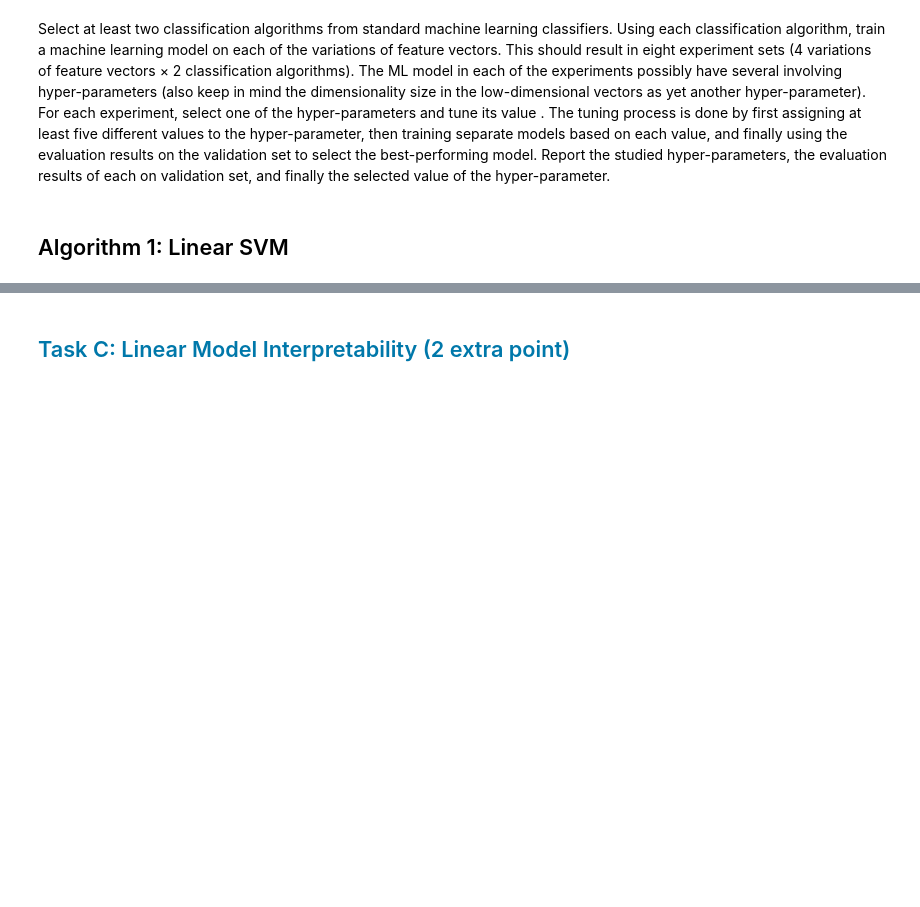
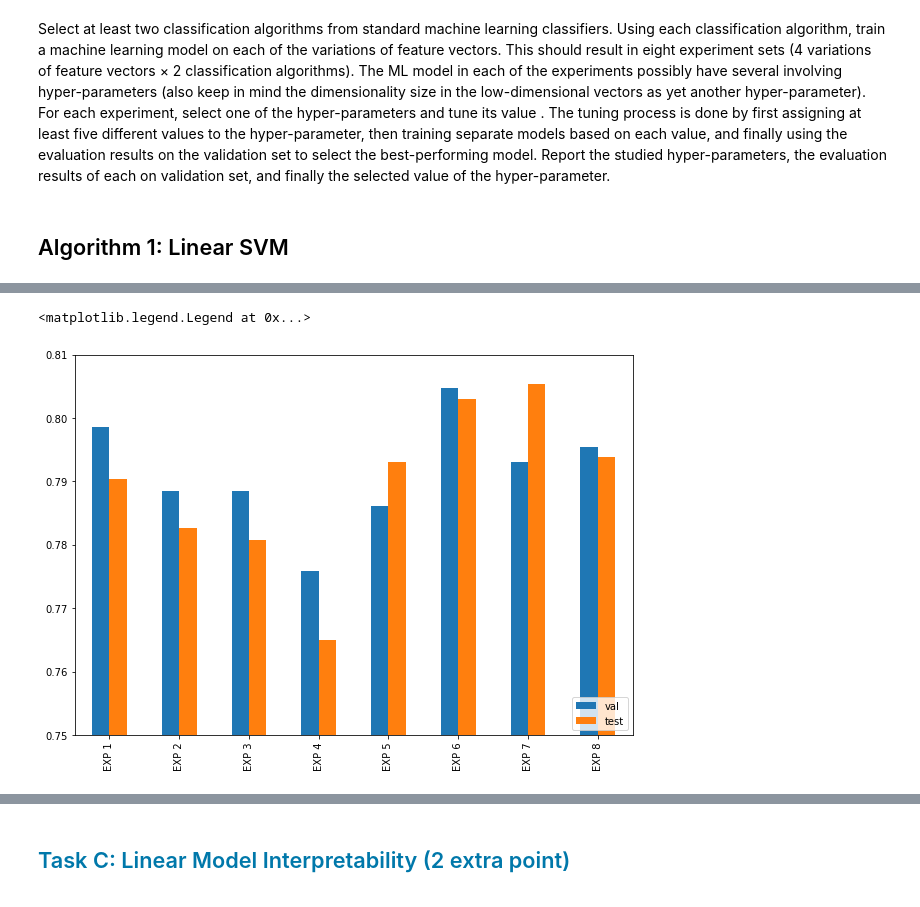
Before and after one commit to markus583/nlp-course-2022w, a Jupyter notebook: Assignment1.ipynb, the cells around one changed output, grey strips where cells are left out. Saved outputs shown, nothing was run; the diff lists cells and outputs as text; code cells hidden in the pictures; blank space fills up the shorter version.

Commit message:
Added 8 experiments, analysed result and added a confusion matrix

```diff
--- a/Assignment1.ipynb
+++ b/Assignment1.ipynb
@@ -841,0 +1983,11 @@ weighted avg       0.77      0.78      0.77      2596
+# %%
+# fit classifier on data with the best dimensionality size
+svd = TruncatedSVD(n_components=best_dim_size, n_iter=7, random_state=42)
+svd.fit(bm25_matrix_train)
+
+bm25_matrix_train_lsa_tuned_exp_8 = svd.transform(bm25_matrix_train)
+bm25_matrix_val_lsa_tuned_exp_8 = svd.transform(bm25_matrix_val)
+bm25_matrix_test_lsa_tuned_exp_8 = svd.transform(bm25_matrix_test)
+
+clfs[7] = MLPClassifier(random_state=42, hidden_layer_sizes=best_hidden_layer_size, max_iter=best_max_iter, learning_rate_init=best_lr_init)
+clfs[7].fit(bm25_matrix_train_lsa_tuned_exp_8, y_train)
@@ -841,0 +1997,9 @@ weighted avg       0.77      0.78      0.77      2596
+# %%
+# Evaluation on validation set
+y_preds[7] = clfs[7].predict(bm25_matrix_val_lsa_tuned_exp_8)
+val_accs[7] = accuracy_score(y_val, y_preds[7])
+print('Accuracy on validation set: ', val_accs[7])
+
+# additionally, we check the classification report
+# look at F1-Score, Precision, Recall, and relationship between Support & metrics
+print(classification_report(y_val, y_preds[7]))
@@ -841,0 +2028,13 @@ weighted avg       0.77      0.78      0.77      2596
+# %%
+test_sets = [tf_idf_matrix_test, tf_idf_matrix_test_lsa, bm25_matrix_test, bm25_matrix_test_lsa_tuned, tf_idf_matrix_test, tf_idf_matrix_test_lsa, bm25_matrix_test, bm25_matrix_test_lsa_tuned_exp_8]
+
+y_val_preds = y_preds
+y_test_preds = [clf.predict(test_set) for clf, test_set in zip(clfs, test_sets)]
+test_accs = [accuracy_score(y_test_pred, y_test) for y_test_pred in y_test_preds]
+# %%
+import pandas as pd
+
+val_accs_df = pd.DataFrame([val_accs], columns=['EXP 1', 'EXP 2', 'EXP 3', 'EXP 4', 'EXP 5', 'EXP 6', 'EXP 7', 'EXP 8'], index=['val'])
+test_accs_df = pd.DataFrame([test_accs], columns=['EXP 1', 'EXP 2', 'EXP 3', 'EXP 4', 'EXP 5', 'EXP 6', 'EXP 7', 'EXP 8'], index=['test'])
+accs_df = pd.concat([val_accs_df, test_accs_df])
+accs_df
@@ -841,0 +2057,6 @@ weighted avg       0.77      0.78      0.77      2596
+# %%
+ax = accs_df.T.plot.bar(ylim=(0.75, 0.81), figsize=(10, 7))
+ax.legend(loc=4)
+# %% [output]
+<matplotlib.legend.Legend at 0x...>
+[figure, added]
```
Also changed, not shown: parts of 79 cells of this notebook.
